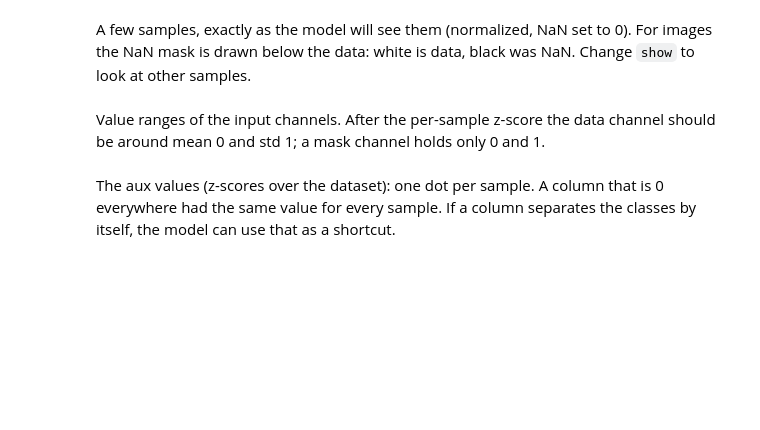
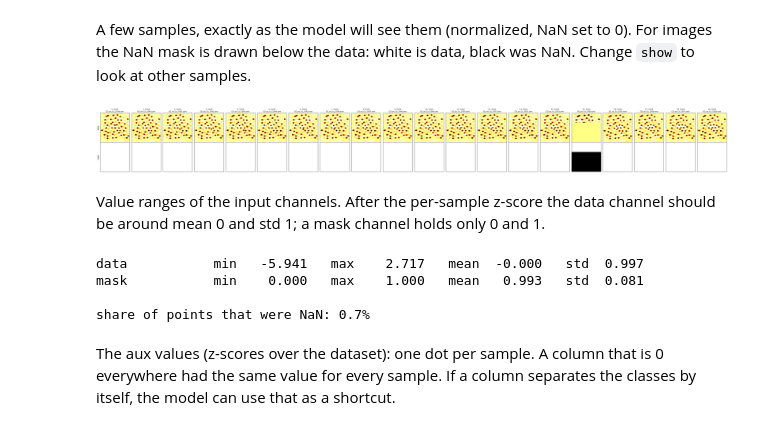
Before and after one commit to gnganesh99/imspec_labeler_training, a Jupyter notebook: train_inspect.ipynb, the cells around one changed output. Cells and saved outputs as stored; diff of their text form; code cells hidden in the pictures; blank space fills up the shorter version.

```diff
--- a/train_inspect.ipynb
+++ b/train_inspect.ipynb
@@ -42,7 +44,7 @@ print("torch", torch.__version__, "| CUDA available:", torch.cuda.is_available()
 Everything you may want to change is in this cell.
 # %%
 # --- data
-DATA_DIR = Path(r"PATH\TO\labeled\training_data")   # the folder with the built files
+DATA_DIR = Path(r"data/sample_dummy_COonCu")   # the folder with the built files
 SET_NAME = None            # e.g. "binary_image"; None works when the folder holds one dataset
 USE_AUX = True             # feed the scan size / bias range / mean / std values to the model
 IMAGE_ORIGIN = "lower"     # how images are drawn: "lower" for Nanonis scans, "upper" for ordinary images
@@ -97,10 +109,12 @@ plots.plot_targets(y, task);
 A few samples, exactly as the model will see them (normalized, NaN set to 0). For images the NaN mask is drawn
 below the data: white is data, black was NaN. Change `show` to look at other samples.
 # %%
-show = list(range(min(6, data.n)))          # indices of the samples to draw
+show = list(range(min(20, data.n)))          # indices of the samples to draw
 names = plots.target_names(y, task)
 titles = [f"{i}: {names[i]}" + (f"\n{files[i]}" if files else "") for i in show]
 plots.show_samples(data.kind, data.x[show], titles, origin=IMAGE_ORIGIN, bias_label="bias (V)");
+# %% [output]
+[figure, added]
 # %% [markdown]
 Value ranges of the input channels. After the per-sample z-score the data channel should be around mean 0 and
 std 1; a mask channel holds only 0 and 1.
@@ -110,6 +124,11 @@ for c, name in enumerate(data_io.channel_names(data)):
     print(f"{name:14s} min {v.min():8.3f}   max {v.max():8.3f}   mean {v.mean():7.3f}   std {v.std():6.3f}")
 mask_channels = [c for c, name in enumerate(data_io.channel_names(data)) if name.startswith("mask")]
 print(f"\nshare of points that were NaN: {1 - data.x[:, mask_channels].mean():.1%}")
+# %% [output]
+data           min   -5.941   max    2.717   mean  -0.000   std  0.997
+mask           min    0.000   max    1.000   mean   0.993   std  0.081
+
+share of points that were NaN: 0.7%
 # %% [markdown]
 The aux values (z-scores over the dataset): one dot per sample. A column that is 0 everywhere had the same value
 for every sample. If a column separates the classes by itself, the model can use that as a shortcut.
```
Also changed, not shown: parts of 13 cells of this notebook, 2 other files.
